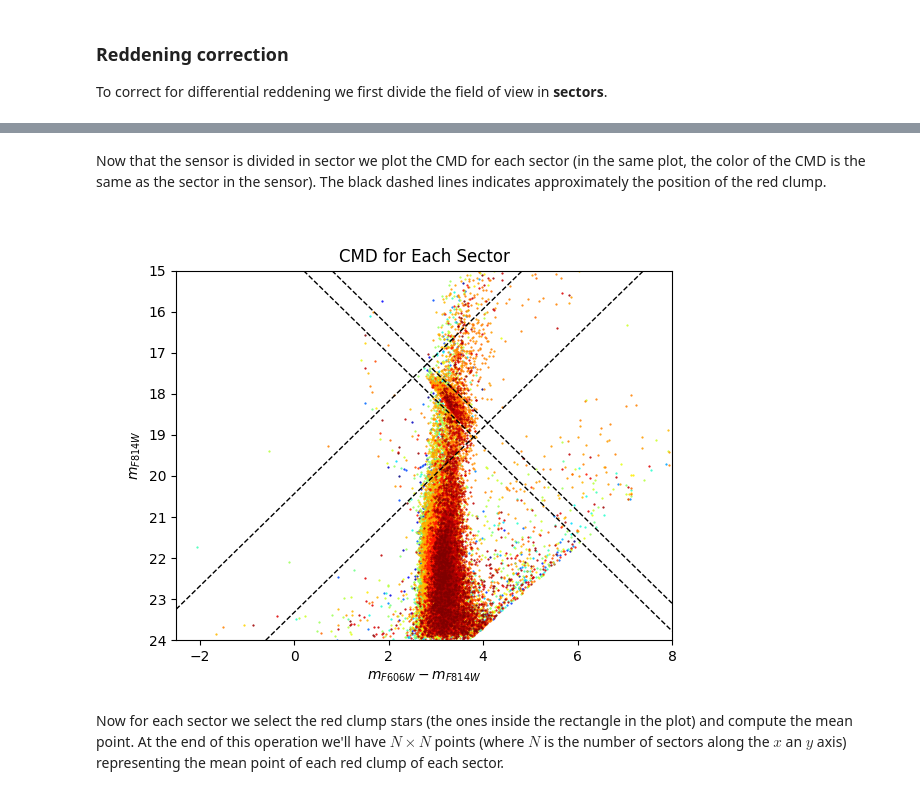
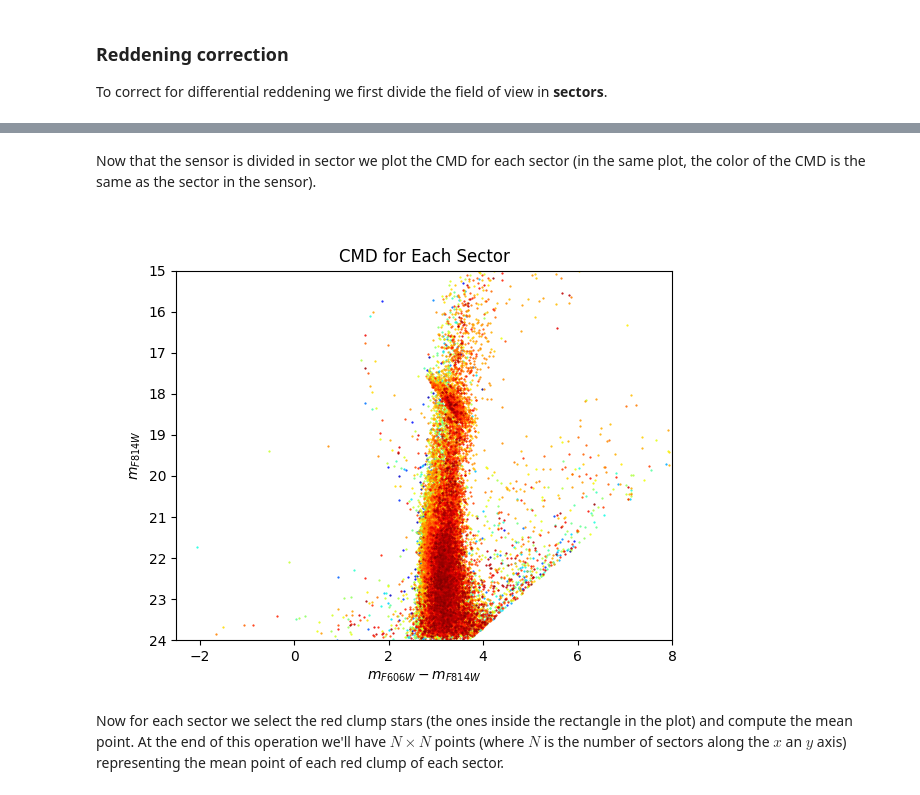
Before and after one commit to giadaaggio/stellar_rp, a Jupyter notebook: Ter5.ipynb, the cells around one changed output, grey strips where cells are left out. Drawn from its saved outputs; the diff is of its cells as text; code cells hidden in the pictures.

```diff
--- a/Ter5.ipynb
+++ b/Ter5.ipynb
@@ -137,8 +139,8 @@ plt.show()
 ### Reddening correction
 To correct for differential reddening we first divide the field of view in **sectors**.
 # %%
-n_sectors_x = 6  # Number of sectors along x
-n_sectors_y = 6  # Number of sectors along y
+n_sectors_x = 60  # Number of sectors along x
+n_sectors_y = 60  # Number of sectors along y
 x_bins = np.linspace(data['X'].min(), data['X'].max(), n_sectors_x+1)
 y_bins = np.linspace(data['Y'].min(), data['Y'].max(), n_sectors_y+1)
 
@@ -180,36 +182,22 @@ plt.show()
 # %% [markdown]
-Now that the sensor is divided in sector we plot the CMD for each sector (in the same plot, the color of the CMD is the same as the sector in the sensor). The black dashed lines indicates approximately the position of the red clump.
+Now that the sensor is divided in sector we plot the CMD for each sector (in the same plot, the color of the CMD is the same as the sector in the sensor).
 # %%
 # plot the CMD for all sectors on the same figure
 plt.figure()
 
 for sector_index in range(n_sectors_x * n_sectors_y):
     sector_data = data[data['Sector'] == sector_index]
     plt.scatter(sector_data['F606W'] - sector_data['F814W'], sector_data['F814W'], color=colors[sector_index], s=0.3)
 
-# red clump region for Terzan 5
-plt.axline((8.2, 24.), slope=1.125, color='black', linestyle='--', linewidth=1)
-plt.axline((8.8, 24.), slope=1.125, color='black', linestyle='--', linewidth=1)
-plt.axline((-0.6, 24.), slope=-1.125, color='black', linestyle='--', linewidth=1)
-plt.axline((-0.5, 21), slope=-1.125, color='black', linestyle='--', linewidth=1)
-
-slope = np.array([1.125, -1.125])
-intercept = []
-intercept.append(24 - slope[0]*8.2)
-intercept.append(24 - slope[0]*8.8)
-intercept.append(24 - slope[1]*(-0.6))
-intercept.append(21 - slope[1]*(-0.5))
-intercept = np.array(intercept)
-
 plt.gca().invert_yaxis()
 plt.ylim(24, 15)
 plt.xlim(-2.5,8.)
 plt.xlabel(r'$m_{F606W} - m_{F814W}$')
 plt.ylabel(r'$m_{F814W}$')
 plt.title('CMD for Each Sector')
 plt.show()
 # %% [output]
-[figure, old version]
+[figure, new version]
 # %% [markdown]
 Now for each sector we select the red clump stars (the ones inside the rectangle in the plot) and compute the mean point. At the end of this operation we'll have $N\times N$ points (where $N$ is the number of sectors along the $x$ an $y$ axis) representing the mean point of each red clump of each sector.
 # %%
```
Also changed, not shown: parts of 23 cells of this notebook, 1 other file.
